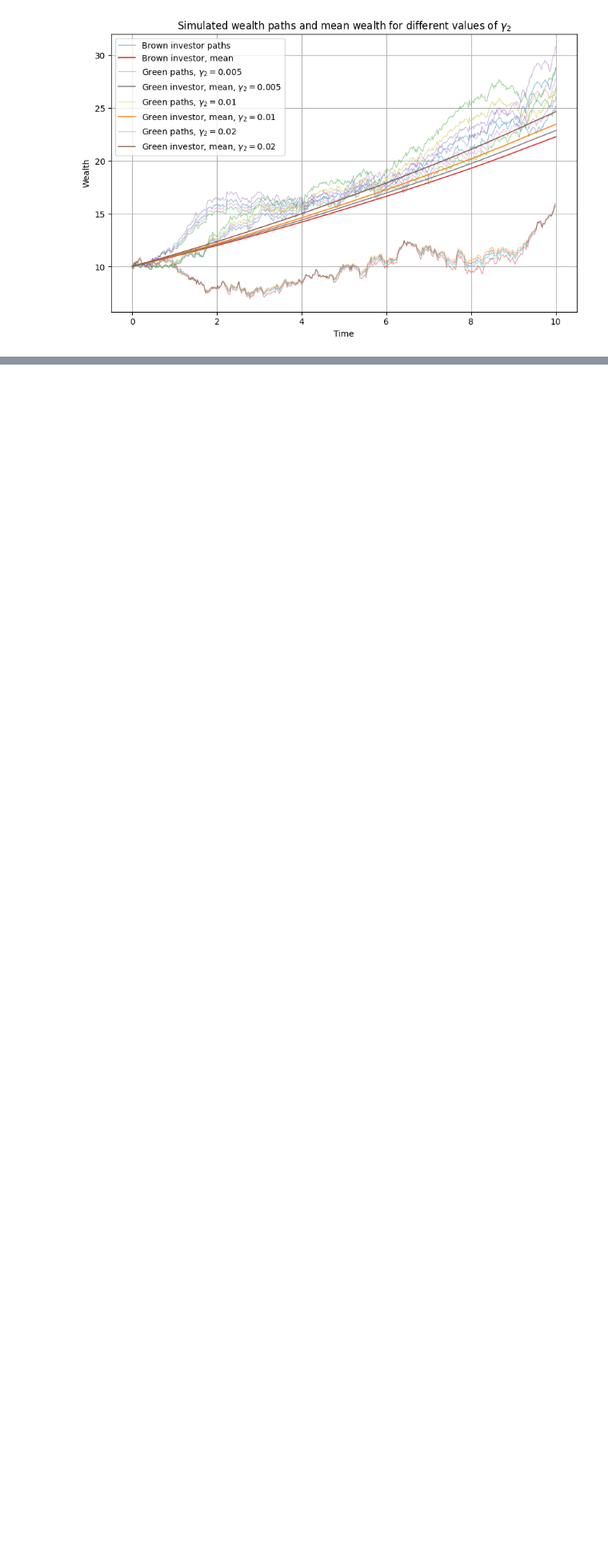
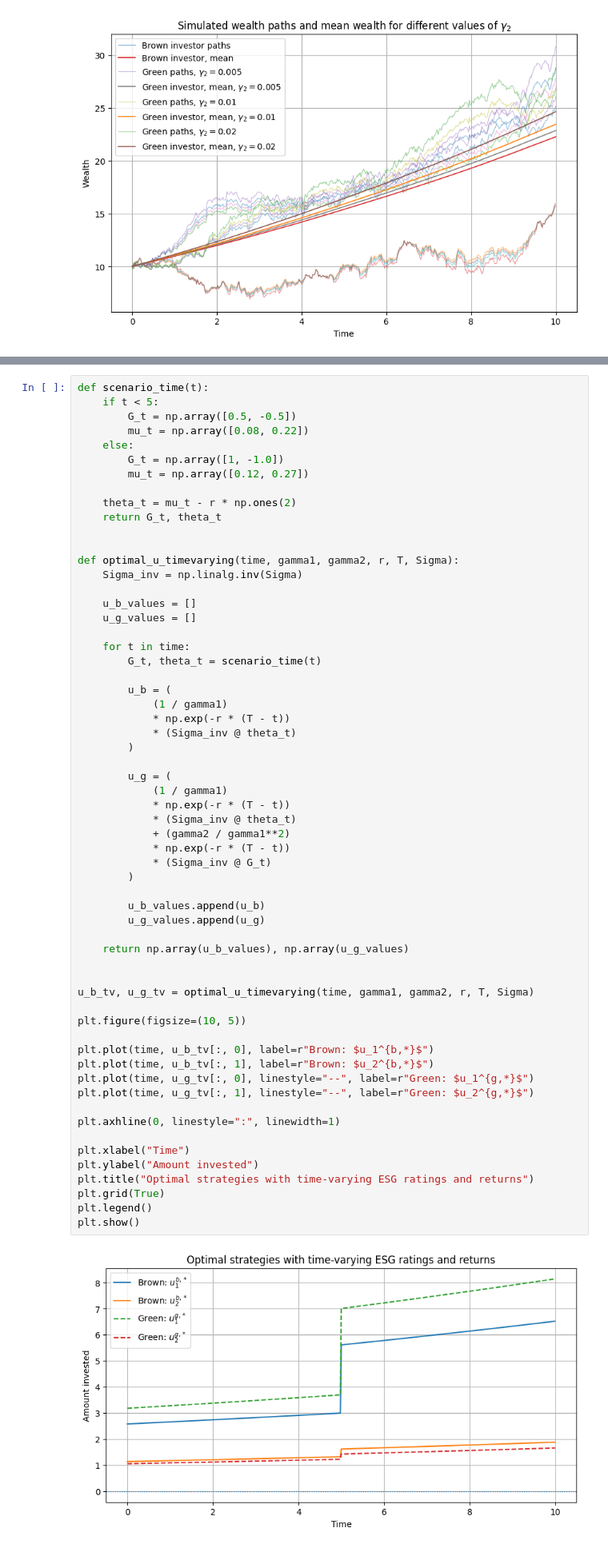
Before and after one commit to sofianbendt/Bachelor, a Jupyter notebook: Numerical.ipynb, the cells around one changed output, grey strips where cells are left out. Shown at 80% size. Drawn from its saved outputs; the diff is of its cells as text; blank space fills up the shorter version.

```diff
--- a/Numerical.ipynb
+++ b/Numerical.ipynb
@@ -542,0 +655,62 @@ plt.show()
+# %%
+def scenario_time(t):
+    if t < 5:
+        G_t = np.array([0.5, -0.5])
+        mu_t = np.array([0.08, 0.22])
+    else:
+        G_t = np.array([1, -1.0])
+        mu_t = np.array([0.12, 0.27])
+
+    theta_t = mu_t - r * np.ones(2)
+    return G_t, theta_t
+
+
+def optimal_u_timevarying(time, gamma1, gamma2, r, T, Sigma):
+    Sigma_inv = np.linalg.inv(Sigma)
+
+    u_b_values = []
+    u_g_values = []
+
+    for t in time:
+        G_t, theta_t = scenario_time(t)
+
+        u_b = (
+            (1 / gamma1)
+            * np.exp(-r * (T - t))
+            * (Sigma_inv @ theta_t)
+        )
+
+        u_g = (
+            (1 / gamma1)
+            * np.exp(-r * (T - t))
+            * (Sigma_inv @ theta_t)
+            + (gamma2 / gamma1**2)
+            * np.exp(-r * (T - t))
+            * (Sigma_inv @ G_t)
+        )
+
+        u_b_values.append(u_b)
+        u_g_values.append(u_g)
+
+    return np.array(u_b_values), np.array(u_g_values)
+
+
+u_b_tv, u_g_tv = optimal_u_timevarying(time, gamma1, gamma2, r, T, Sigma)
+
+plt.figure(figsize=(10, 5))
+
+plt.plot(time, u_b_tv[:, 0], label=r"Brown: $u_1^{b,*}$")
+plt.plot(time, u_b_tv[:, 1], label=r"Brown: $u_2^{b,*}$")
+plt.plot(time, u_g_tv[:, 0], linestyle="--", label=r"Green: $u_1^{g,*}$")
+plt.plot(time, u_g_tv[:, 1], linestyle="--", label=r"Green: $u_2^{g,*}$")
+
+plt.axhline(0, linestyle=":", linewidth=1)
+
+plt.xlabel("Time")
+plt.ylabel("Amount invested")
+plt.title("Optimal strategies with time-varying ESG ratings and returns")
+plt.grid(True)
+plt.legend()
+plt.show()
+# %% [output]
+[figure, added]
```
Also changed, not shown: parts of 7 cells of this notebook.
